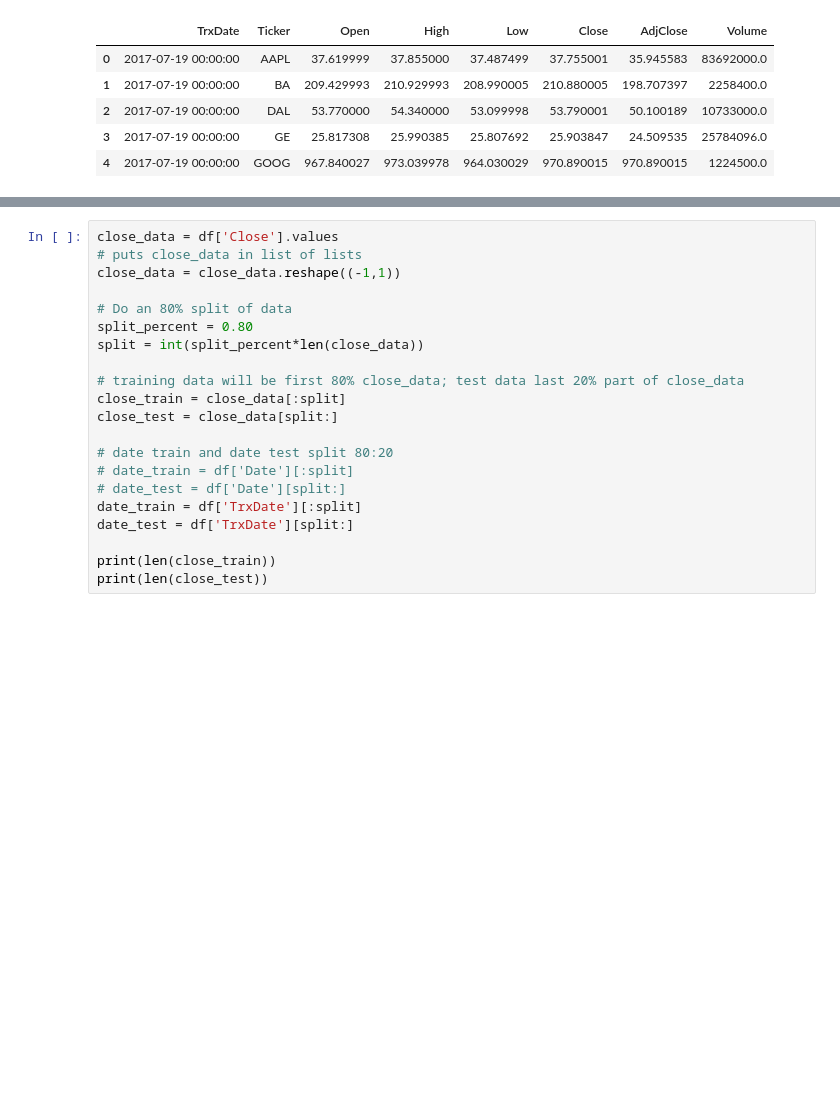
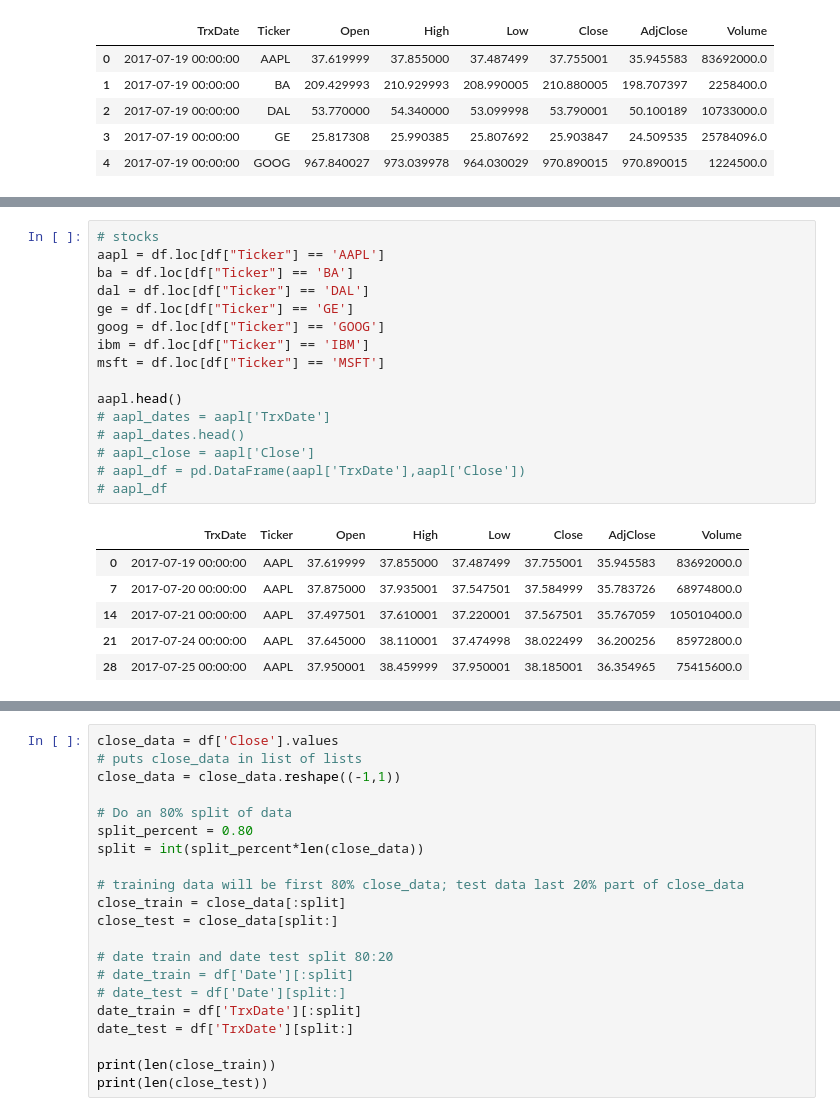
Before and after one commit to steskalja/ML-Stock-Prediction, a Jupyter notebook: Predict.ipynb, the cells around one changed output, grey strips where cells are left out. Drawn from its saved outputs; the diff is of its cells as text; blank space fills up the shorter version.

```diff
--- a/Predict.ipynb
+++ b/Predict.ipynb
@@ -60,0 +61,23 @@ cd
+# %%
+# stocks
+aapl = df.loc[df["Ticker"] == 'AAPL']
+ba = df.loc[df["Ticker"] == 'BA']
+dal = df.loc[df["Ticker"] == 'DAL']
+ge = df.loc[df["Ticker"] == 'GE']
+goog = df.loc[df["Ticker"] == 'GOOG']
+ibm = df.loc[df["Ticker"] == 'IBM']
+msft = df.loc[df["Ticker"] == 'MSFT']
+
+aapl.head()
+# aapl_dates = aapl['TrxDate']
+# aapl_dates.head()
+# aapl_close = aapl['Close']
+# aapl_df = pd.DataFrame(aapl['TrxDate'],aapl['Close'])
+# aapl_df
+# %% [output]
+|  | TrxDate | Ticker | Open | High | Low | Close | AdjClose | Volume |
+| 0 | 2017-07-19 00:00:00 | AAPL | 37.619999 | 37.855000 | 37.487499 | 37.755001 | 35.945583 | 83692000.0 |
+| 7 | 2017-07-20 00:00:00 | AAPL | 37.875000 | 37.935001 | 37.547501 | 37.584999 | 35.783726 | 68974800.0 |
+| 14 | 2017-07-21 00:00:00 | AAPL | 37.497501 | 37.610001 | 37.220001 | 37.567501 | 35.767059 | 105010400.0 |
+| 21 | 2017-07-24 00:00:00 | AAPL | 37.645000 | 38.110001 | 37.474998 | 38.022499 | 36.200256 | 85972800.0 |
+| 28 | 2017-07-25 00:00:00 | AAPL | 37.950001 | 38.459999 | 37.950001 | 38.185001 | 36.354965 | 75415600.0 |
```
Also changed, not shown: parts of 8 cells of this notebook.
